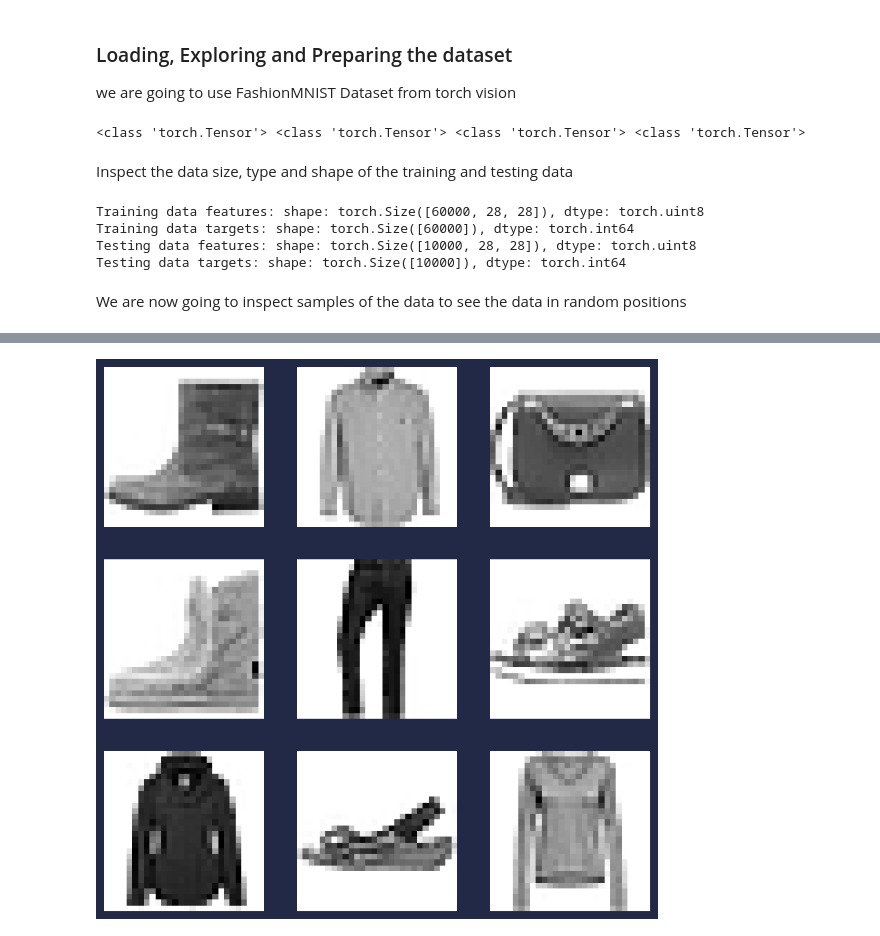
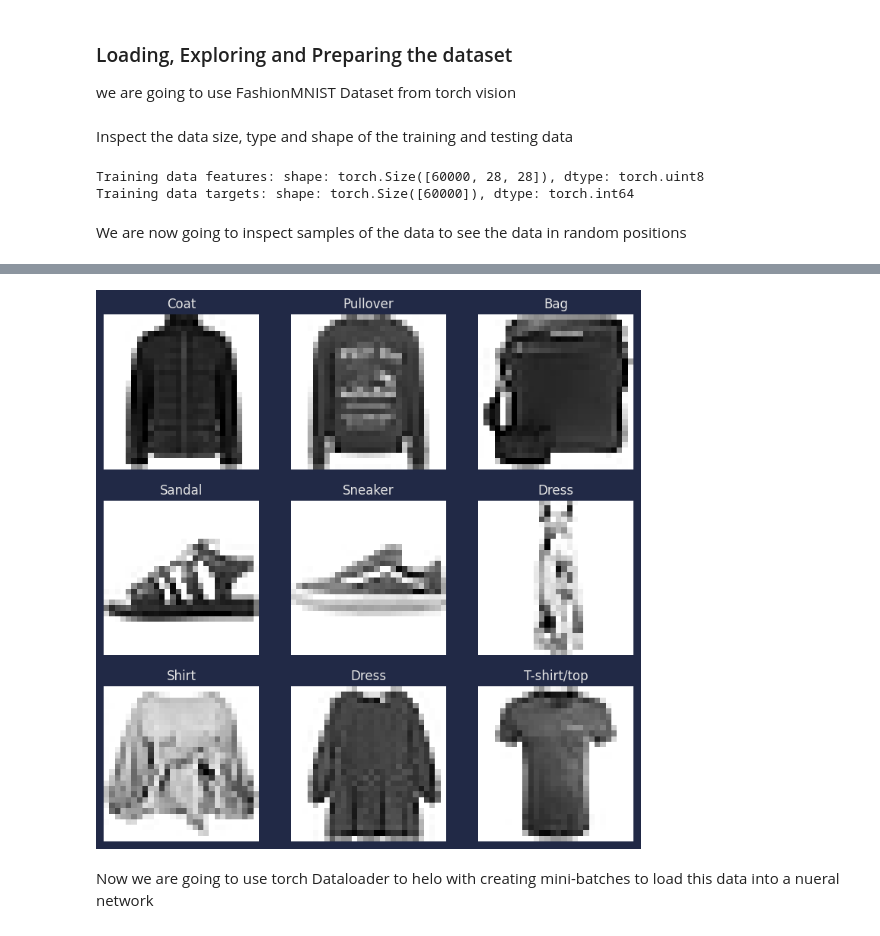
Before and after one commit to useresd/machine_learning_playground, a Jupyter notebook: image_classitication_practice.ipynb, the cells around one changed output, grey strips where cells are left out. Drawn from its saved outputs; the diff is of its cells as text; code cells hidden in the pictures.

Commit message:
added dataloader for training and testing data

```diff
--- a/image_classitication_practice.ipynb
+++ b/image_classitication_practice.ipynb
@@ -27,38 +26,29 @@ we are going to use FashionMNIST Dataset from torch vision
 training_data = datasets.FashionMNIST(
     root="data",
     train=True,
-    download=True
+    download=True,
+    transform=ToTensor()
 )
 
 testing_data = datasets.FashionMNIST(
     root="data",
     train=False,
-    download=True
+    download=True,
+    transform=ToTensor()
 )
-
-X_train, y_train = training_data.data.to(device), training_data.targets.to(device)
-X_test, y_test = testing_data.data.to(device), testing_data.targets.to(device)
-
-labels = training_data.classes
-# %%
-print(type(X_train), type(y_train), type(X_test), type(y_test))
-# %% [output]
-<class 'torch.Tensor'> <class 'torch.Tensor'> <class 'torch.Tensor'> <class 'torch.Tensor'>
 # %% [markdown]
 Inspect the data size, type and shape of the training and testing data
 # %%
 # Inspection of the training data
-print(f"Training data features: shape: {X_train.shape}, dtype: {X_train.dtype}")
-print(f"Training data targets: shape: {y_train.shape}, dtype: {y_train.dtype}")
+print(f"Training data features: shape: {training_data.data.shape}, dtype: {training_data.data.dtype}")
+print(f"Training data targets: shape: {training_data.targets.shape}, dtype: {training_data.targets.dtype}")
 
 # Inspection of the testing data
-print(f"Testing data features: shape: {X_test.shape}, dtype: {X_test.dtype}")
-print(f"Testing data targets: shape: {y_test.shape}, dtype: {y_test.dtype}")
+# print(f"Testing data features: shape: {X_test.shape}, dtype: {X_test.dtype}")
+# print(f"Testing data targets: shape: {y_test.shape}, dtype: {y_test.dtype}")
 # %% [output]
 Training data features: shape: torch.Size([60000, 28, 28]), dtype: torch.uint8
 Training data targets: shape: torch.Size([60000]), dtype: torch.int64
-Testing data features: shape: torch.Size([10000, 28, 28]), dtype: torch.uint8
-Testing data targets: shape: torch.Size([10000]), dtype: torch.int64
 # %% [markdown]
 We are now going to inspect samples of the data to see the data in random positions
 # %%
@@ -89,14 +79,18 @@ tensor([9, 0, 0, 3, 0, 2, 7, 2, 5, 5])
 training labels are
 ['T-shirt/top', 'Trouser', 'Pullover', 'Dress', 'Coat', 'Sandal', 'Shirt', 'Sneaker', 'Bag', 'Ankle boot']
 # %%
-torch.manual_seed(42)
+# torch.manual_seed(42)
 fig = plt.figure(figsize=(9, 9))
 rows, cols = 3, 3
 for i in range(1, rows * cols + 1):
-    idx = torch.randint(0, len(X_train), (1,)).item()
+    random_idx = torch.randint(0, len(training_data), (1,)).item()
     fig.add_subplot(rows, cols, i)
-    plt.imshow(X_train[idx] / 255, cmap=plt.cm.gray_r)
+    image, target = training_data[random_idx]
+    plt.imshow(image.squeeze(), cmap=plt.cm.gray_r)
+    plt.title(training_data.classes[target])
     plt.axis('off')
 plt.show()
 # %% [output]
-[figure, old version]
+[figure, new version]
+# %% [markdown]
+Now we are going to use torch Dataloader to helo with creating mini-batches to load this data into a nueral network
```
Also changed, not shown: parts of 3 cells of this notebook.
